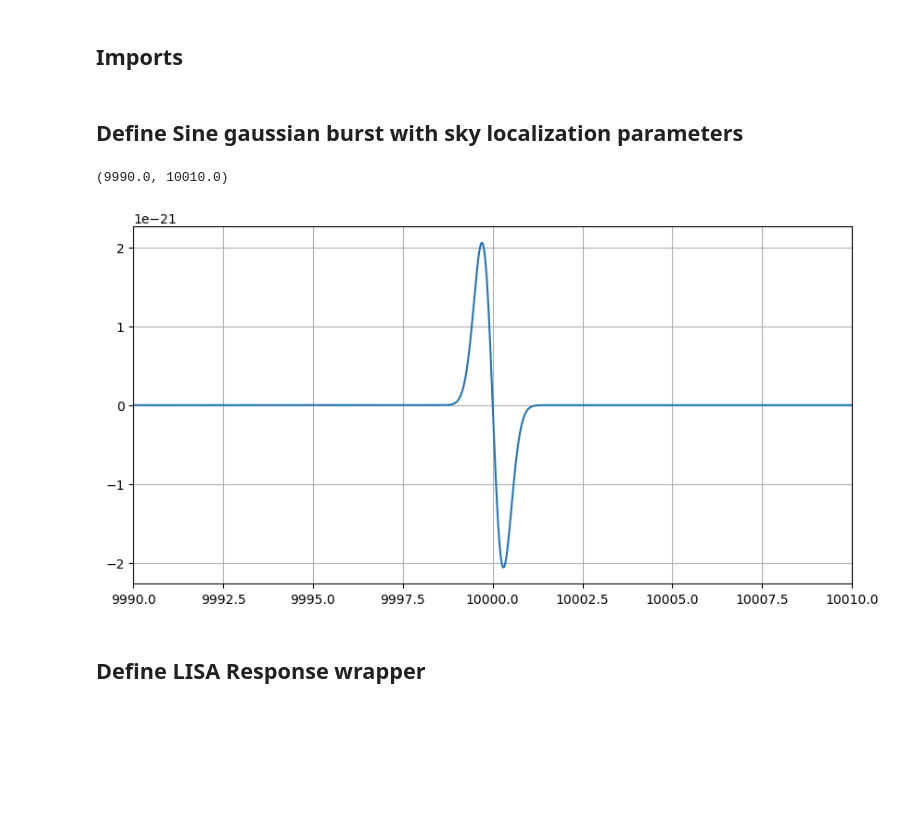
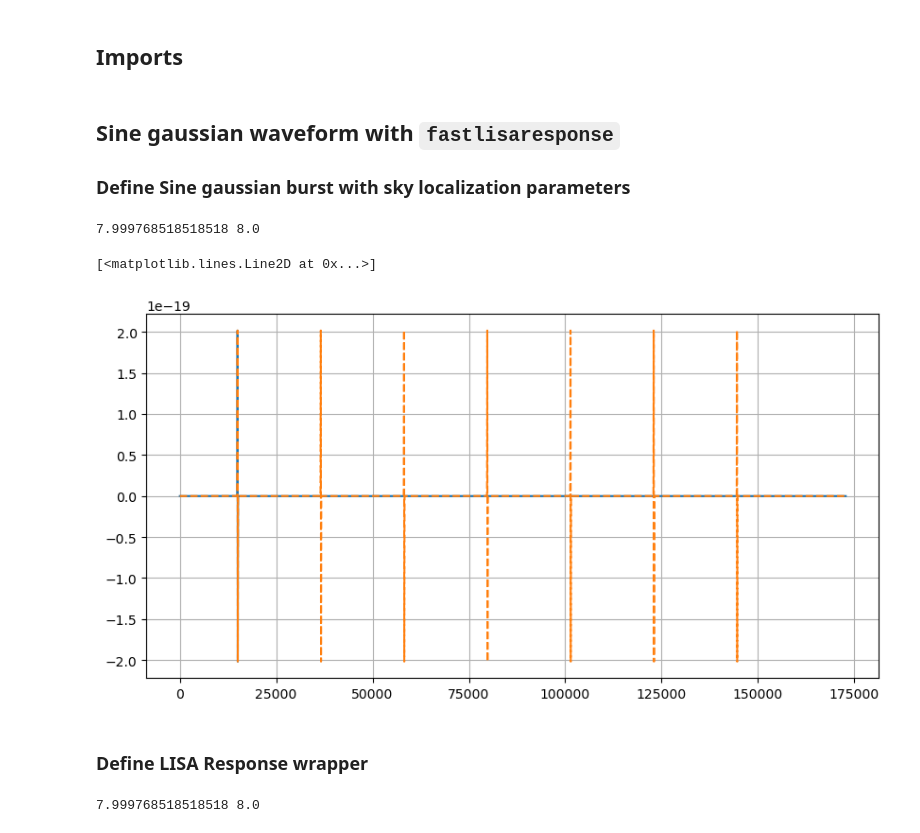
Before and after one commit to eleonoracastelli/lisasprint-burstglitch, a Jupyter notebook: burst-fastlisaresp.ipynb, the cells around one changed output. Saved outputs shown, nothing was run; the diff lists cells and outputs as text; code cells hidden in the pictures; blank space fills up the shorter version.

Commit message:
Update notebook on LISA response

```diff
--- a/burst-fastlisaresp.ipynb
+++ b/burst-fastlisaresp.ipynb
@@ -27,9 +27,10 @@ mpl.rcParams.update({'axes.grid' : True,
                      'figure.figsize': [10, 5]})
 # mpl.rcParams.items
 # %% [markdown]
-## Define Sine gaussian burst with sky localization parameters
+## Sine gaussian waveform with `fastlisaresponse`
+### Define Sine gaussian burst with sky localization parameters
 # %%
-def SineGaussianBurst(A, f0, phi0, sigma, t0, t, **kwargs):
+def SineGaussianBurst(glitch_param_list, t, **kwargs):
     """
     A Sine-Gaussian function with 5 parameters.
 
@@ -44,13 +45,15 @@ def SineGaussianBurst(A, f0, phi0, sigma, t0, t, **kwargs):
     Return:
      - Sine-Gaussian
     """
+    A, f0, phi0, sigma, t0 = glitch_param_list
+
     S = A*np.cos(phi0 + 2*np.pi*f0*(t - t0))
     G = np.exp(- (t - t0)**2 / (2*sigma**2))
 
-    return S*G
+    return np.complex128(S*G)
 
 
-def periodic_SineGaussianBurst(glitch_param_list, t, period):
+def periodic_SineGaussianBurst(glitch_param_list, t, period, **kwargs):
     """
     Sum multiple Sine-Gaussian functions with 5 parameters.
     Calls the `SineGaussian` function.
@@ -65,38 +68,45 @@ def periodic_SineGaussianBurst(glitch_param_list, t, period):
     template = SineGaussianBurst(*glitch_param_list, t)
 
     reps = t[-1]/period
-    print(reps)
+    print(reps, np.round(reps, 0))
 
     for k in range(1,np.int64(reps)):
+
         # First make sure there are no NaNs in the array!
         template += SineGaussianBurst(*glitch_param_list, t-k*period) + SineGaussianBurst(*glitch_param_list, t+k*period)
     return template
 # %%
-dt = 0.01
-
-times = np.arange(1000, 12000, dt)
+dt = 5
+Tobs = 60 * 60 * 24 * 2
 
 # sgparams = dict(
 A = 1e-18 # to get a peak height of 1e-21
 f0 = 1.8e-3
 phi0 = np.pi/2
-sigma = 0.3
-t0 = 10000
+sigma = 30
+t0 = 15000
 
 lamb = np.pi/2
-beta = np.pi/3
+beta = 0
 
-period = 20
+period = 60 * 60 * 6
 # )
 
-plt.plot(times, SineGaussianBurst(A, f0, phi0, sigma, t0, times))
-# plt.plot(times, periodic_SineGaussianBurst([A, f0, phi0, sigma, t0], times, period), ls='--')
-plt.xlim([9990,10010])
+times = np.arange(0, Tobs, dt)
+
+burst = SineGaussianBurst([A, f0, phi0, sigma, t0], times)
+burst_periodic = periodic_SineGaussianBurst([A, f0, phi0, sigma, t0], times, period)
+
+
+plt.plot(times, burst)
+plt.plot(times, burst_periodic, ls='--')
+# plt.xlim([9000,11000])
 # %% [output]
-(9990.0, 10010.0)
+7.999768518518518 8.0
+[<matplotlib.lines.Line2D at 0x...>]
-[figure, old version]
+[figure, new version]
 # %% [markdown]
-## Define LISA Response wrapper
+### Define LISA Response wrapper
 # %%
 # imports
 from fastlisaresponse import ResponseWrapper
@@ -133,3 +143,10 @@ burst_response = ResponseWrapper(
     orbits = EqualArmlengthOrbits(),
     **tdi_kwargs
 )
+# %%
+# times = np.arange(0, Tobs * YRSID_SI, dt)
+# call response function and generate the TDI response
+tdis = burst_response([A, f0, phi0, sigma, t0], times, lamb, beta)
+# tdis = burst_response([A, f0, phi0, sigma, t0], times, period, lamb, beta)
+# %% [output]
+7.999768518518518 8.0
```
Also changed, not shown: parts of 15 cells of this notebook.
